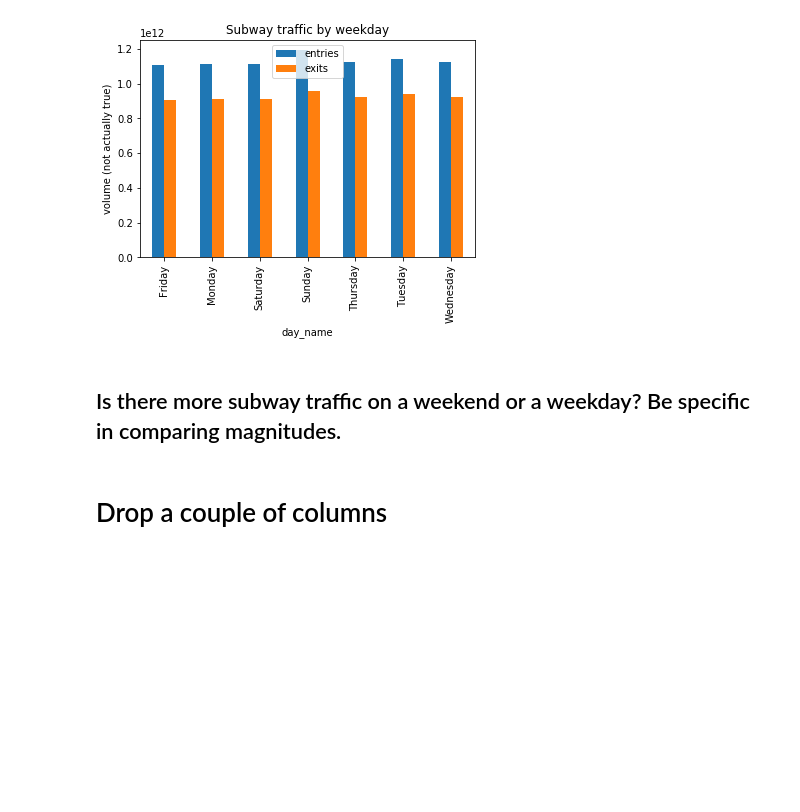
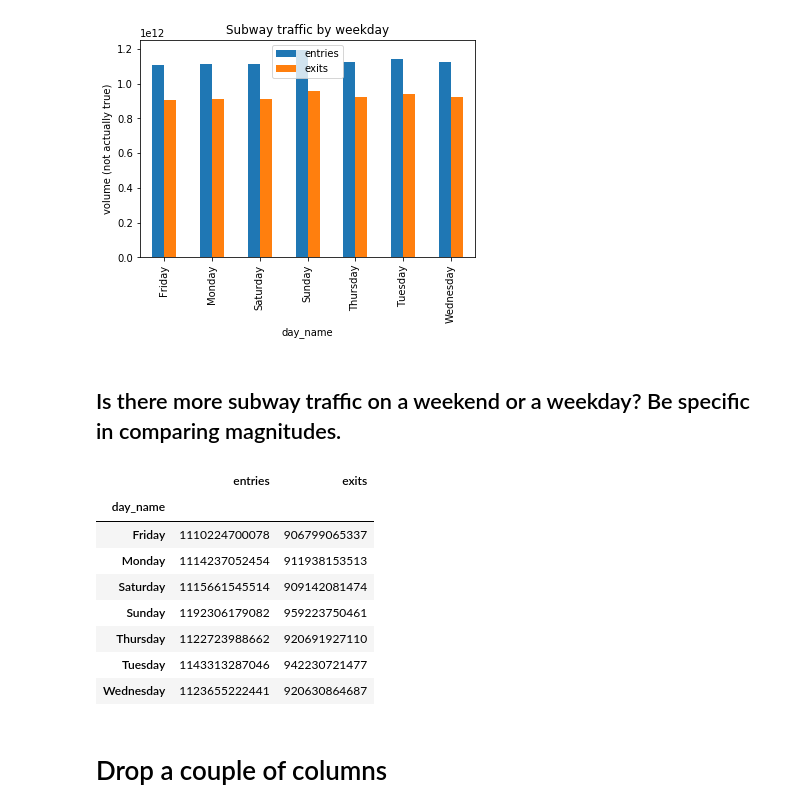
Before and after one commit to kylegwlawrence/dsc-0-03-08-understanding-pandas-series-and-dataframes-lab-online-ds-sp-000, a Jupyter notebook: index.ipynb, the cells around one changed output. Cells and saved outputs as stored; diff of their text form; code cells hidden in the pictures; blank space fills up the shorter version.

```diff
--- a/index.ipynb
+++ b/index.ipynb
@@ -169,6 +169,17 @@ plt.plot()
 ## Is there more subway traffic on a weekend or a weekday?    Be specific in comparing magnitudes.
 # %%
 #Your code here
+grouped
+# %% [output]
+|  | entries | exits |
+| day_name |  |  |
+| Friday | 1110224700078 | 906799065337 |
+| Monday | 1114237052454 | 911938153513 |
+| Saturday | 1115661545514 | 909142081474 |
+| Sunday | 1192306179082 | 959223750461 |
+| Thursday | 1122723988662 | 920691927110 |
+| Tuesday | 1143313287046 | 942230721477 |
+| Wednesday | 1123655222441 | 920630864687 |
 # %% [markdown]
 # Drop a couple of columns
 # %%
```
